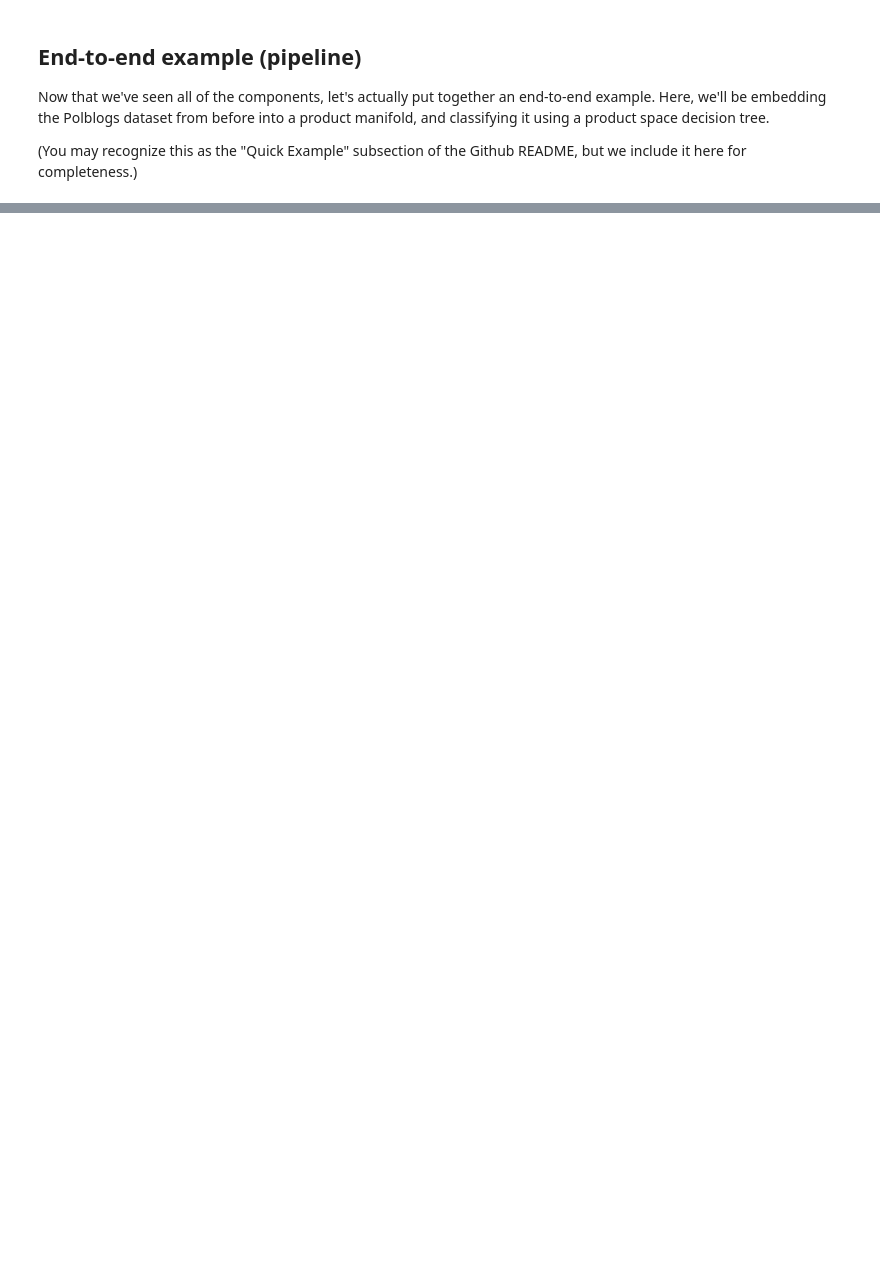
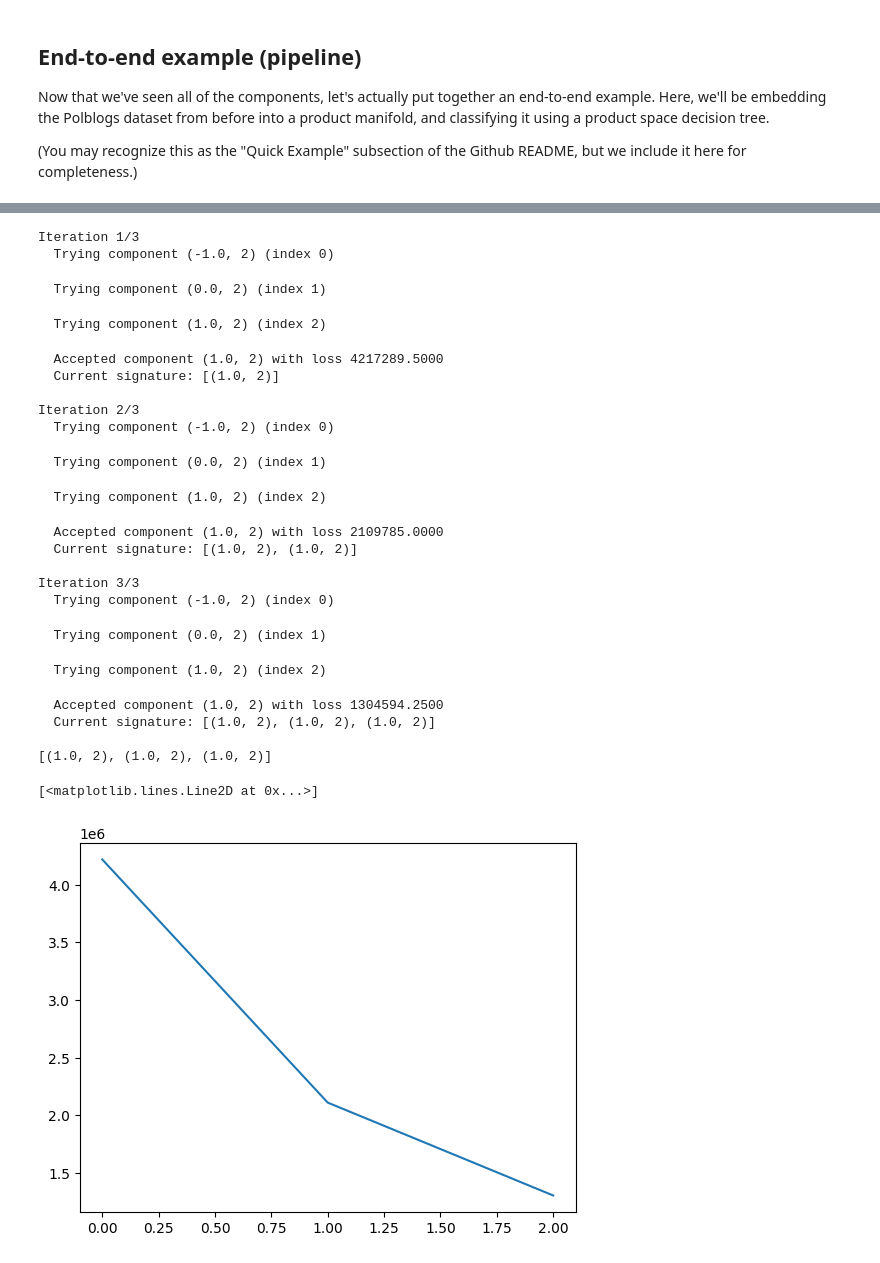
Before and after one commit to dydact/manify, a Jupyter notebook: notebooks/Manify Tutorial.ipynb, the cells around one changed output, grey strips where cells are left out. Cells and saved outputs as stored; diff of their text form; code cells hidden in the pictures; blank space fills up the shorter version.

```diff
--- a/notebooks/Manify Tutorial.ipynb
+++ b/notebooks/Manify Tutorial.ipynb
@@ -508,0 +650,43 @@ Decision Tree accuracy on Polblogs classification: 0.92
+# %%
+_, D, _, y = manify.utils.dataloaders.load_hf("polblogs")
+D = D / D.max()
+
+max_components = 3
+embedder_init_kwargs = {"random_state": 42}
+embedder_fit_kwargs = {"burn_in_iterations": 10, "training_iterations": 90, "lr": 1e-2}
+
+# Try distortion pipeline
+optimal_pm_distortion, loss_history_distortion = manify.greedy_signature_selection(
+    pipeline=manify.curvature_estimation._pipelines.distortion_pipeline,
+    dists=D,
+    embedder_init_kwargs=embedder_init_kwargs,
+    embedder_fit_kwargs=embedder_fit_kwargs,
+    verbose=True,
+)
+print(optimal_pm_distortion.signature)
+plt.plot(loss_history_distortion, label="Train Loss")
+# %% [output]
+Iteration 1/3
+  Trying component (-1.0, 2) (index 0)
+  Trying component (0.0, 2) (index 1)
+  Trying component (1.0, 2) (index 2)
+  Accepted component (1.0, 2) with loss 4217289.5000
+  Current signature: [(1.0, 2)]
+
+Iteration 2/3
+  Trying component (-1.0, 2) (index 0)
+  Trying component (0.0, 2) (index 1)
+  Trying component (1.0, 2) (index 2)
+  Accepted component (1.0, 2) with loss 2109785.0000
+  Current signature: [(1.0, 2), (1.0, 2)]
+
+Iteration 3/3
+  Trying component (-1.0, 2) (index 0)
+  Trying component (0.0, 2) (index 1)
+  Trying component (1.0, 2) (index 2)
+  Accepted component (1.0, 2) with loss 1304594.2500
+  Current signature: [(1.0, 2), (1.0, 2), (1.0, 2)]
+
+[(1.0, 2), (1.0, 2), (1.0, 2)]
+[<matplotlib.lines.Line2D at 0x...>]
+[figure, added]
```
Also changed, not shown: parts of 33 cells of this notebook, 4 other files.
